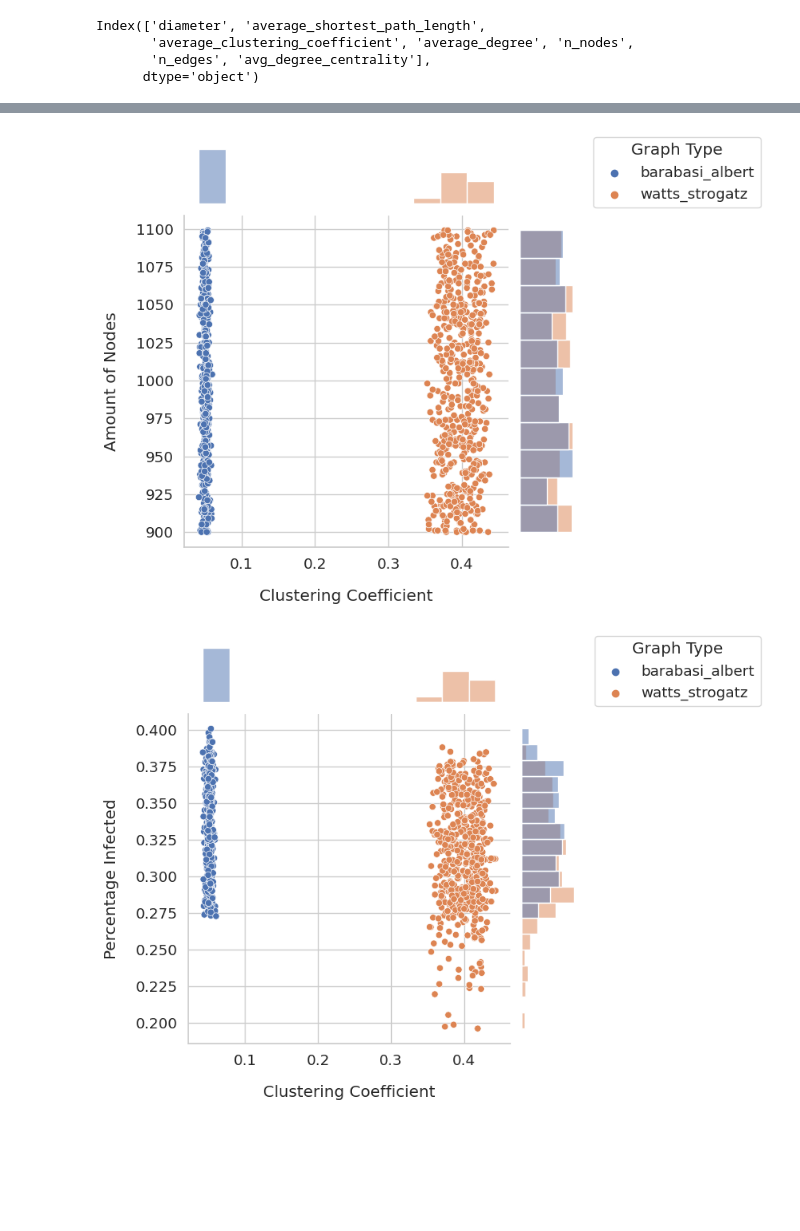
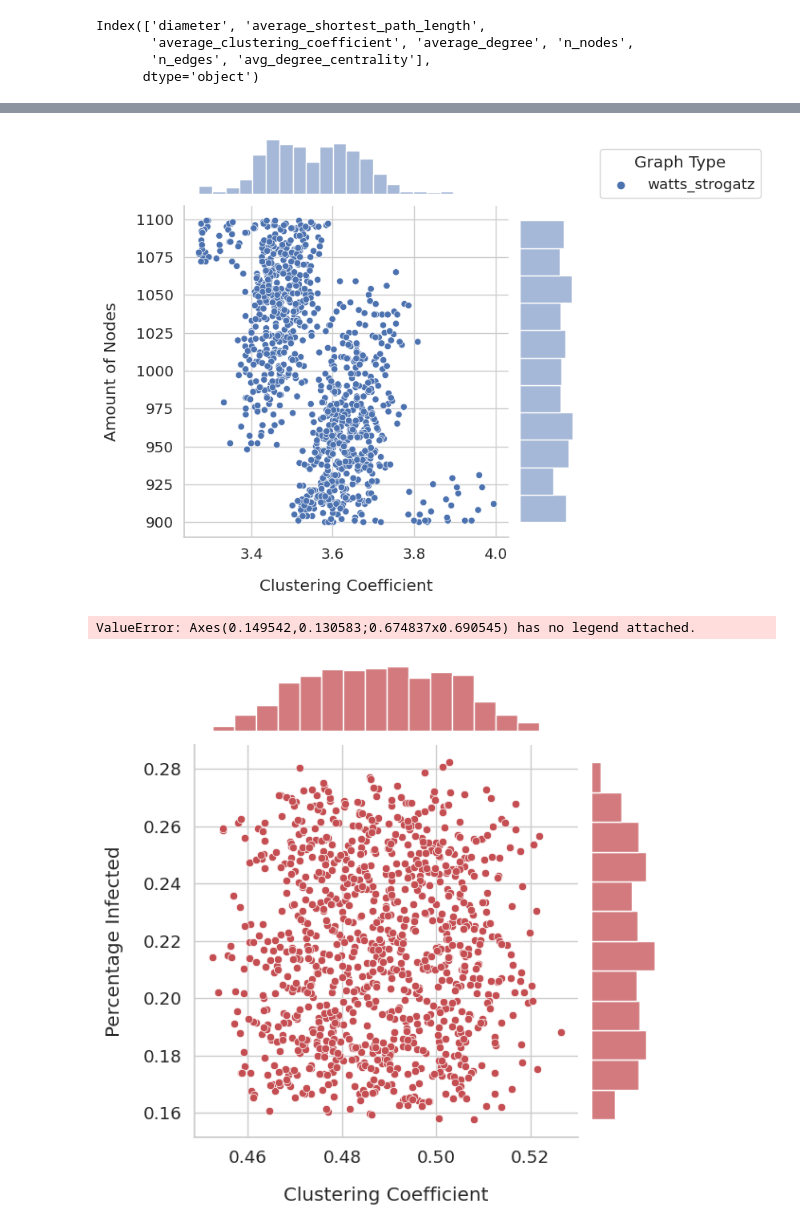
Before and after one commit to joh-dah/source_detection, a Jupyter notebook: report_vis/data_vis.ipynb, the cells around one changed output, grey strips where cells are left out. Saved outputs shown, nothing was run; the diff lists cells and outputs as text; code cells hidden in the pictures; blank space fills up the shorter version.

```diff
--- a/report_vis/data_vis.ipynb
+++ b/report_vis/data_vis.ipynb
@@ -68,10 +68,10 @@ sns.set(style="whitegrid", font_scale=1.2)
 g1 = sns.JointGrid(
     data=df_metrics,
     # y="avg_degree_centrality",
-    # y="diameter",
-    x="average_clustering_coefficient",
+    # x="diameter",
+    x="average_shortest_path_length",
     y="n_nodes",
-    # y="n_edges",
+    # x="n_edges",
     hue="graph_type",
 )
 g1.plot(sns.scatterplot, sns.histplot)
@@ -88,39 +88,44 @@ sns.move_legend(g1.ax_joint, "lower right", title='Graph Type', bbox_to_anchor=(
 plt.tight_layout()
 plt.show()
 # %% [output]
-[figure, old version]
+[figure, new version]
 # %%
 import seaborn as sns
 import matplotlib.pyplot as plt
 import pandas as pd
 import numpy as np
 
 # Set the style
 sns.set(style="whitegrid", font_scale=1.2)
 
 # Create the plot where the data from every folder has to be plotted in a different color.
 g = sns.JointGrid(
     data=df_metrics,
     x="average_clustering_coefficient",
     # x="avg_degree_centrality",
+    # x="average_shortest_path_length",
     y="percentages_infected",
-    hue="graph_type",
+    # hue="beta",
 )
-g.plot(sns.scatterplot, sns.histplot)
+#color dots red
+g.plot_joint(sns.scatterplot, color="r")
+#plot histogram on x-axis
+g.plot_marginals(sns.histplot, color="r")
 
 # Customize the plot
 g.ax_marg_x.set_axis_off()  # Hide x-axis marginal plot
 g.ax_marg_y.set_axis_off()  # Hide y-axis marginal plot
 
 # Set plot title and axis labels
 g.set_axis_labels("Clustering Coefficient", "Percentage Infected", labelpad=15)
 sns.move_legend(g.ax_joint, "lower right", title='Graph Type', bbox_to_anchor=(1.8, 1))
 
 # Show the plot
 plt.tight_layout()
 plt.show()
 # %% [output]
+ValueError: Axes(0.149542,0.130583;0.674837x0.690545) has no legend attached.
-[figure, old version]
+[figure, new version]
 # %%
 data_files = [Path("../data/validation/airports/raw/0.pt"),
              Path("../data/validation/facebook/raw/0.pt"),
```
Also changed, not shown: parts of 3 cells of this notebook, 43 other files.
